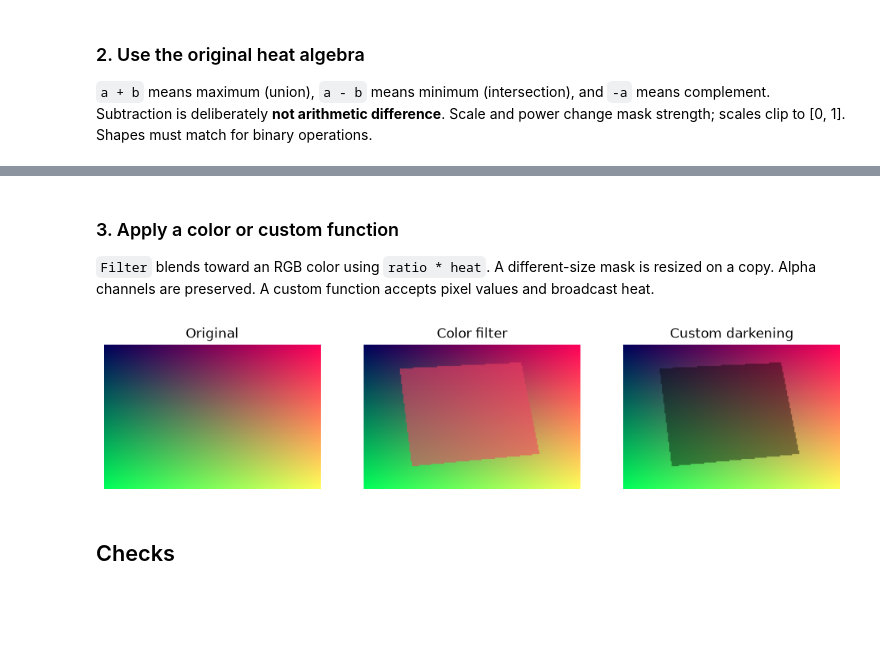
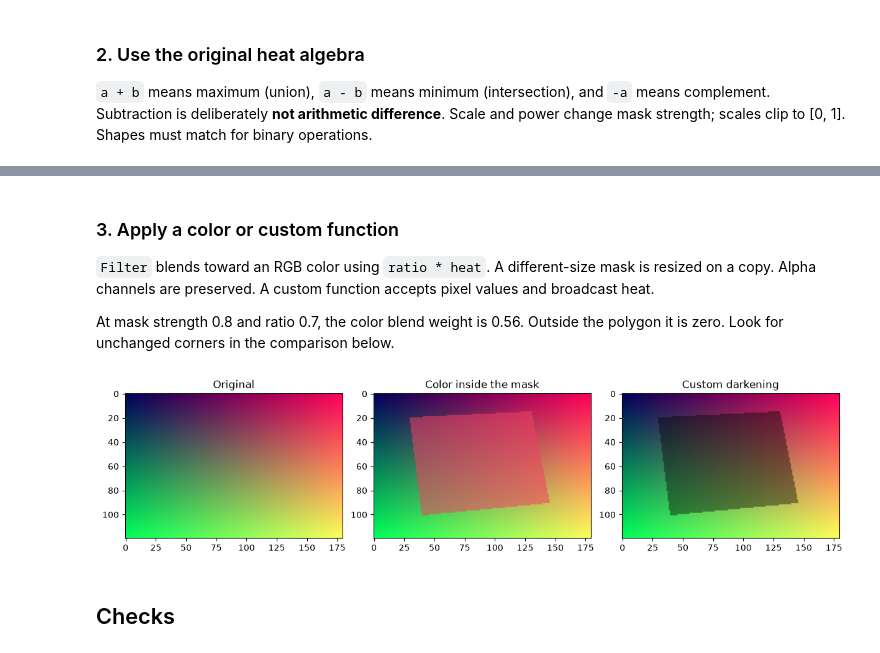
Before and after one commit to bateni1380/landpy, a Jupyter notebook: tutorials/3-heat-maps-and-filters.ipynb, the cells around one changed output, grey strips where cells are left out. Cells and saved outputs as stored; diff of their text form; code cells hidden in the pictures; blank space fills up the shorter version.

```diff
--- a/tutorials/3-heat-maps-and-filters.ipynb
+++ b/tutorials/3-heat-maps-and-filters.ipynb
@@ -21,9 +21,7 @@ except importlib.metadata.PackageNotFoundError:
 if installed != '0.1.0':
     subprocess.check_call([sys.executable, '-m', 'pip', 'install', '-q', 'landpy==0.1.0'])
 import numpy as np
-import matplotlib.pyplot as plt
-from landpy import ImageLand, MarksLand, SquareMarks, QuadMarks, DualMarks, HeatLand, Filter, Debugger
-plt.rcParams.update({'figure.figsize': (9, 4), 'axes.titlesize': 12})
+from landpy import ImageLand, MarksLand, SquareMarks, Filter, Debugger
 # %% [markdown]
 ## Steps
 # %% [markdown]
@@ -48,8 +45,10 @@ heat.show()
 # %%
 other = SquareMarks.relative(.4, .9, .4, .9, shape=image.shape).to_heat(.5)
 heats = [heat + other, heat - other, -heat, (.5 * heat)**2]
-fig, axes = plt.subplots(1, 4, figsize=(12, 3))
-for ax, item, title in zip(axes, heats, ['Union', 'Intersection', 'Complement', 'Scaled and squared']):
-    ax.imshow(item.get_heat(), vmin=0, vmax=1, cmap='magma'); ax.set_title(title)
-plt.tight_layout(); plt.show()
+debugger = Debugger(visual_debug=True)
+debugger.log_images(
+    [item.get_heat() for item in heats],
+    ['Union: maximum', 'Intersection: minimum', 'Complement', 'Scaled and squared'],
+    [Debugger.LogTypes.HEAT] * 4, dim=(2, 2),
+);
 # %% [output]
@@ -58,16 +57,19 @@ plt.tight_layout(); plt.show()
 ### 3. Apply a color or custom function
 
 `Filter` blends toward an RGB color using `ratio * heat`. A different-size mask is resized on a copy. Alpha channels are preserved. A custom function accepts pixel values and broadcast heat.
+
+At mask strength 0.8 and ratio 0.7, the color blend weight is 0.56. Outside the polygon it is zero. Look for unchanged corners in the comparison below.
 # %%
 tinted = image.copy().implant_filter(Filter('#f04262', ratio=.7), heat)
-custom = Filter().set_function(lambda pixels, weight: pixels*(1-.5*weight))
+custom = Filter().set_function(lambda pixels, weight: pixels * (1 - .5 * weight))
 darkened = image.copy().implant_filter(custom, heat)
-fig, axes = plt.subplots(1, 3, figsize=(12, 3))
-for ax, item, title in zip(axes, [image, tinted, darkened], ['Original', 'Color filter', 'Custom darkening']):
-    ax.imshow(item.get_image()); ax.set_title(title); ax.axis('off')
-plt.show()
+debugger.log_images(
+    [image.get_image(), tinted.get_image(), darkened.get_image()],
+    ['Original', 'Color inside the mask', 'Custom darkening'],
+    [Debugger.LogTypes.IMAGE] * 3,
+);
 # %% [output]
-[figure, old version]
+[figure, new version]
 # %% [markdown]
 ## Checks
 # %%
```
Also changed, not shown: parts of 4 cells of this notebook, 17 other files.
